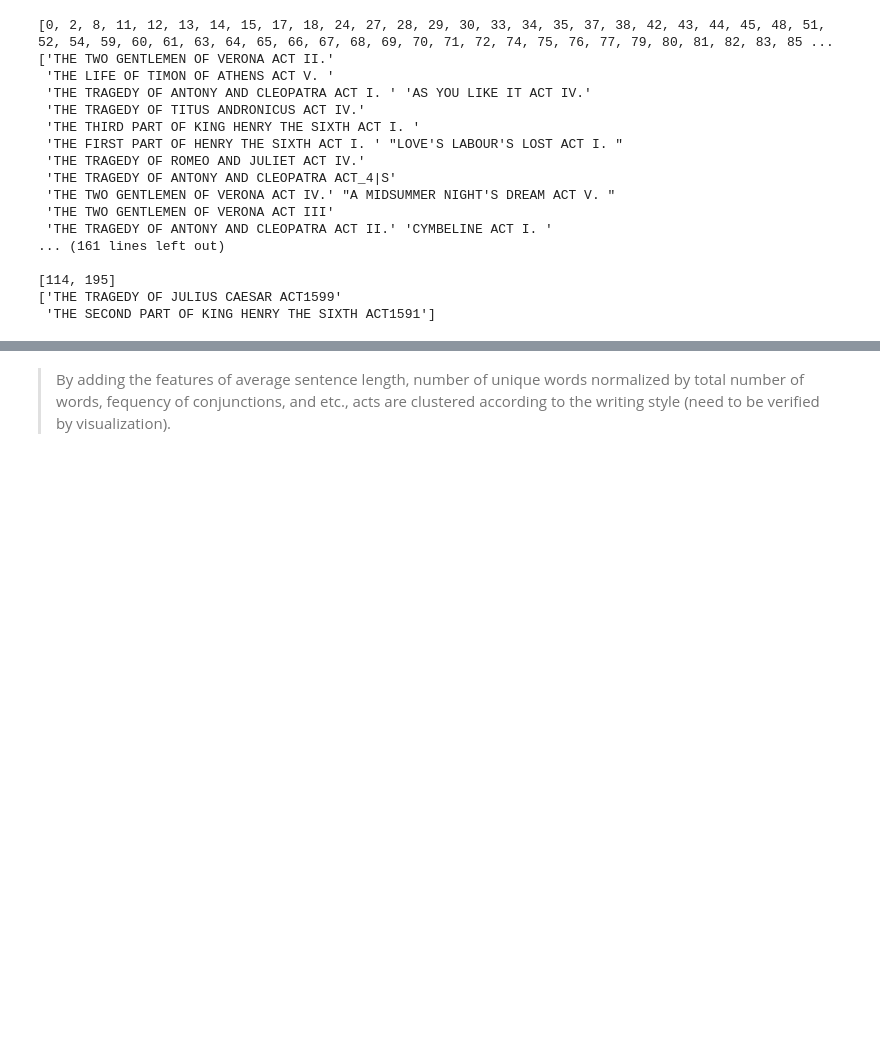
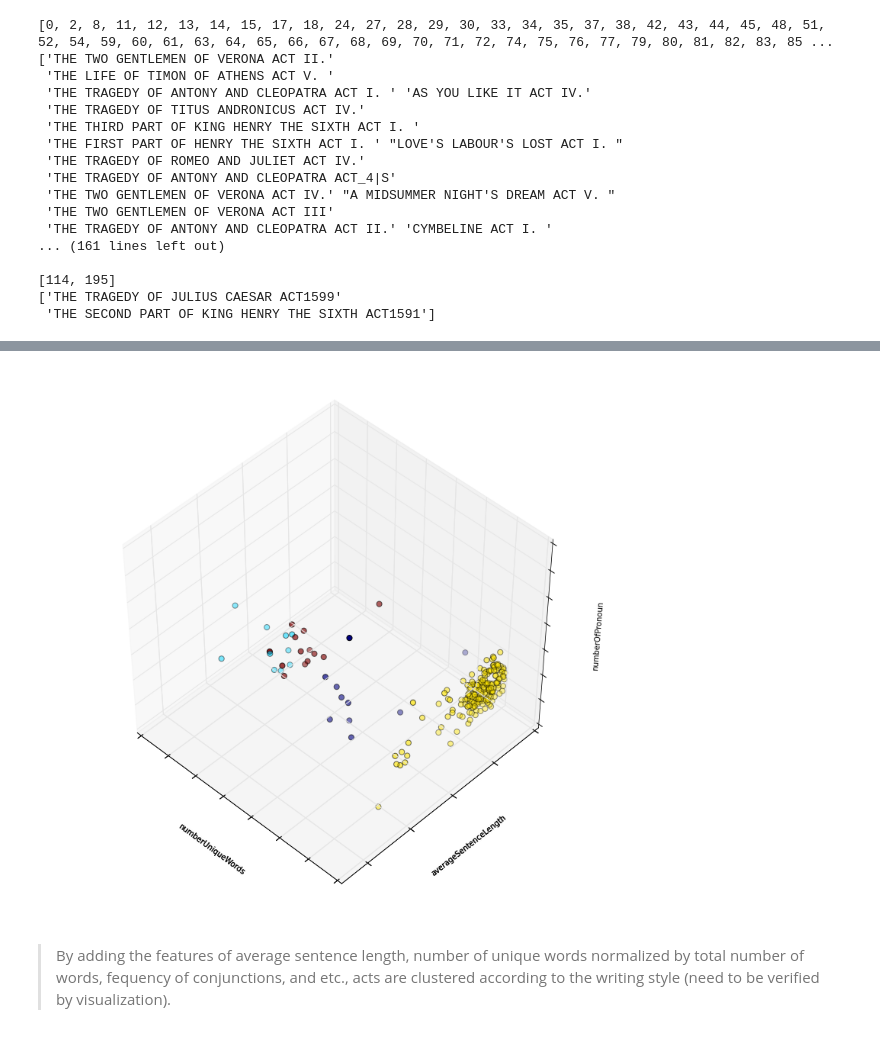
Before and after one commit to bin09122015/HW4, a Jupyter notebook: Feature construction and clustering-v1027.ipynb, the cells around one changed output, grey strips where cells are left out. Drawn from its saved outputs; the diff is of its cells as text; code cells hidden in the pictures; blank space fills up the shorter version.

```diff
--- a/Feature construction and clustering-v1027.ipynb
+++ b/Feature construction and clustering-v1027.ipynb
@@ -162,6 +163,7 @@ df.head()
 
 # df = df[df['averageSentenceLength'] < 30]
 df_2 = df[['numberUniqueWords', 'averageSentenceLength']]
+df_3 = df[['numberUniqueWords', 'averageSentenceLength', 'numberOfPronoun']]
 df = df[['HapaxLegomena', 'DisLegomena', 'numberUniqueWords',
         'averageSentenceLength', 'numberOfPronoun', 'numberOfConjunction']]
 # %%
@@ -332,3 +329,27 @@ plt.show()
+# %%
+def print3D(X, x_label, y_label, z_label, title, labels):
+    fig = plt.figure(1, figsize=(11, 10))
+    plt.clf()
+    ax = Axes3D(fig, rect=[0, 0, .95, 1], elev=48, azim=134)
+
+    plt.cla()
+
+    ax.scatter(X[:, 1], X[:, 0], X[:, 2], c=labels.astype(np.float), s=50)
+    ax.dist = 11
+
+    ax.w_xaxis.set_ticklabels([])
+    ax.w_yaxis.set_ticklabels([])
+    ax.w_zaxis.set_ticklabels([])
+    ax.set_xlabel(x_label)
+    ax.set_ylabel(y_label)
+    ax.set_zlabel(z_label)
+
+X = df_3.values
+labels = clusterDocuments(X, n_clusters = 4)
+
+print3D(X, 'numberUniqueWords', 'averageSentenceLength', 'numberOfPronoun', 'title', labels)
+# %% [output]
+[figure, added]
 # %%
 df_all.to_excel('all feature-v1027.xlsx')
 # %% [markdown]
```
Also changed, not shown: parts of 3 cells of this notebook.
